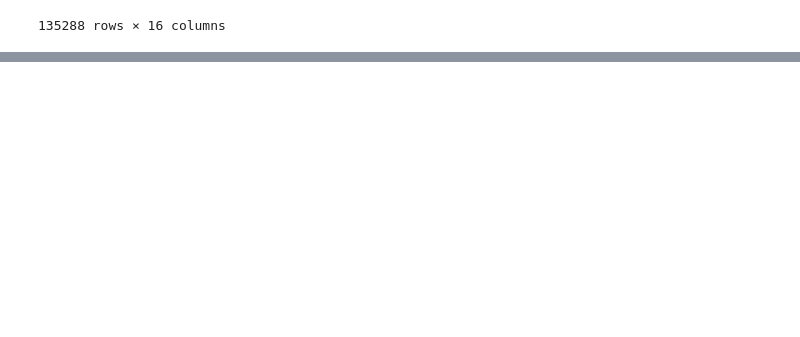
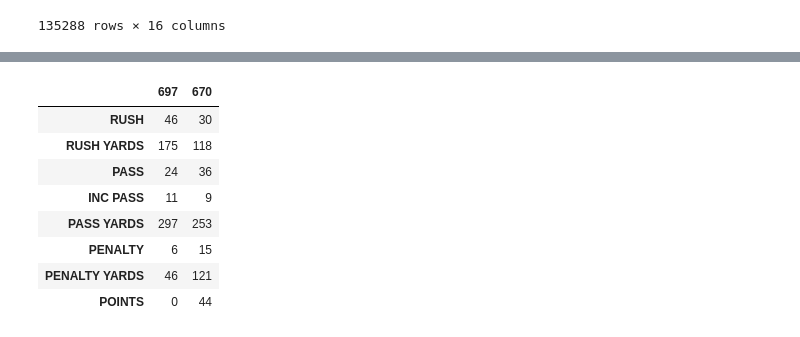
Before and after one commit to atuberville/FinalProject, a Jupyter notebook: conference_stats.ipynb, the cells around one changed output, grey strips where cells are left out. Drawn from its saved outputs; the diff is of its cells as text; code cells hidden in the pictures; blank space fills up the shorter version.

```diff
--- a/conference_stats.ipynb
+++ b/conference_stats.ipynb
@@ -227,0 +269,14 @@ csv
+# %%
+result=half_stats(670069720050922)
+result_df=pd.DataFrame(data=result)
+result_df
+# %% [output]
+|  | 697 | 670 |
+| RUSH | 46 | 30 |
+| RUSH YARDS | 175 | 118 |
+| PASS | 24 | 36 |
+| INC PASS | 11 | 9 |
+| PASS YARDS | 297 | 253 |
+| PENALTY | 6 | 15 |
+| PENALTY YARDS | 46 | 121 |
+| POINTS | 0 | 44 |
```
Also changed, not shown: parts of 5 cells of this notebook.
